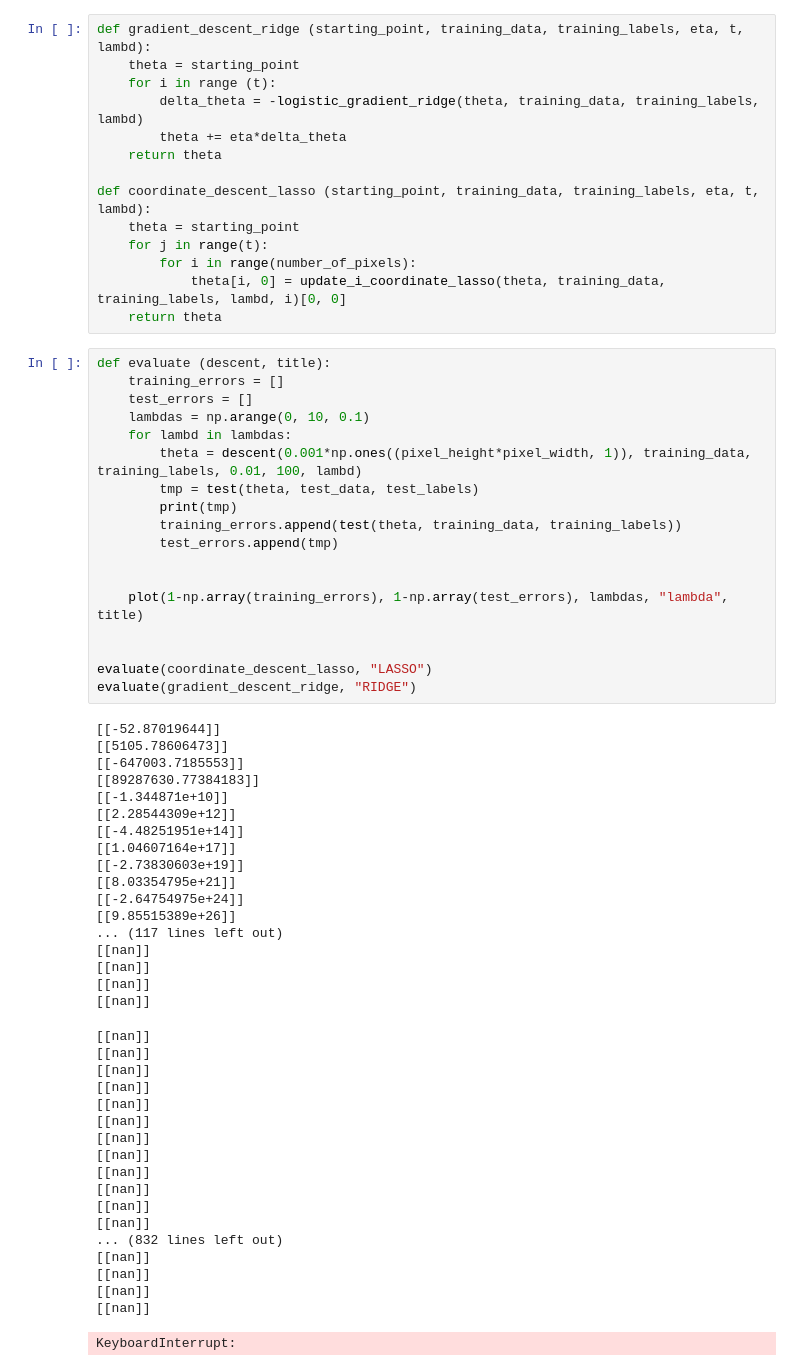
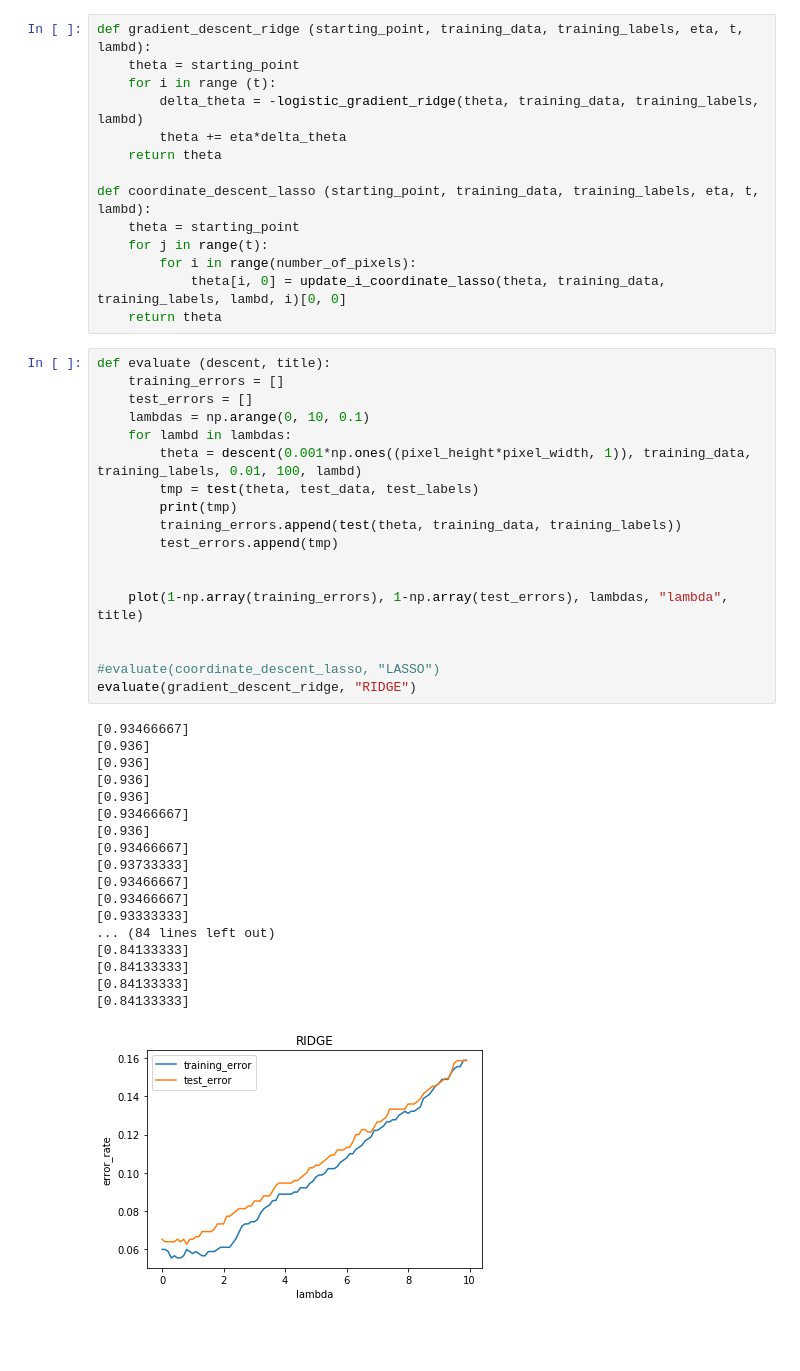
Before and after one commit to NizarGhandri/fonts_recognition, a Jupyter notebook: homework_2/models.ipynb, the cells around one changed output. Saved outputs shown, nothing was run; the diff lists cells and outputs as text; blank space fills up the shorter version.

```diff
--- a/homework_2/models.ipynb
+++ b/homework_2/models.ipynb
@@ -152,55 +152,38 @@ def coordinate_descent_lasso (starting_point, training_data, training_labels, et
 # %%
 def evaluate (descent, title):
     training_errors = []
     test_errors = []
     lambdas = np.arange(0, 10, 0.1)
     for lambd in lambdas:
         theta = descent(0.001*np.ones((pixel_height*pixel_width, 1)), training_data, training_labels, 0.01, 100, lambd)
         tmp = test(theta, test_data, test_labels)
         print(tmp)
         training_errors.append(test(theta, training_data, training_labels))
         test_errors.append(tmp)
 
 
     plot(1-np.array(training_errors), 1-np.array(test_errors), lambdas, "lambda", title)
 
 
-evaluate(coordinate_descent_lasso, "LASSO")
+#evaluate(coordinate_descent_lasso, "LASSO")
 evaluate(gradient_descent_ridge, "RIDGE")
 # %% [output]
-[[-52.87019644]]
-[[5105.78606473]]
-[[-647003.7185553]]
-[[89287630.77384183]]
-[[-1.344871e+10]]
-[[2.28544309e+12]]
-[[-4.48251951e+14]]
-[[1.04607164e+17]]
-[[-2.73830603e+19]]
-[[8.03354795e+21]]
-[[-2.64754975e+24]]
-[[9.85515389e+26]]
-... (117 lines left out)
-[[nan]]
-[[nan]]
-[[nan]]
-[[nan]]
+[0.93466667]
+[0.936]
+[0.936]
+[0.936]
+[0.936]
+[0.93466667]
+[0.936]
+[0.93466667]
+[0.93733333]
+[0.93466667]
+[0.93466667]
+[0.93333333]
+... (84 lines left out)
+[0.84133333]
+[0.84133333]
+[0.84133333]
+[0.84133333]
-[[nan]]
-[[nan]]
-[[nan]]
-[[nan]]
-[[nan]]
-[[nan]]
-[[nan]]
-[[nan]]
-[[nan]]
-[[nan]]
-[[nan]]
-[[nan]]
-... (832 lines left out)
-[[nan]]
-[[nan]]
-[[nan]]
-[[nan]]
-KeyboardInterrupt:
+[figure, added]
 # %%
```
Also changed, not shown: parts of 4 cells of this notebook.
